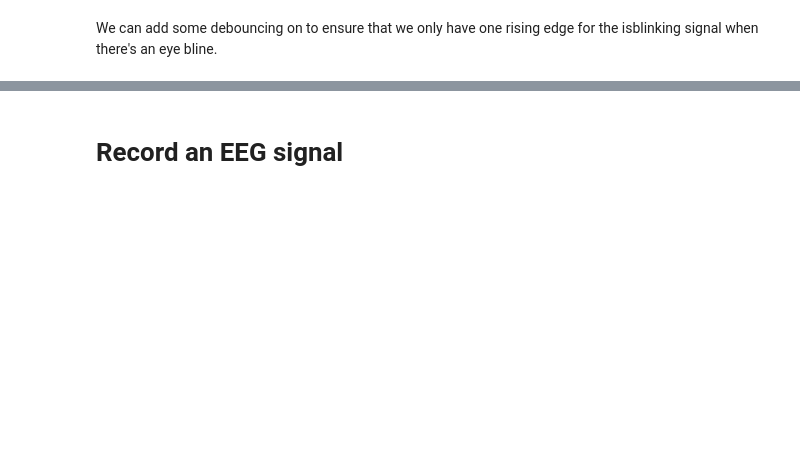
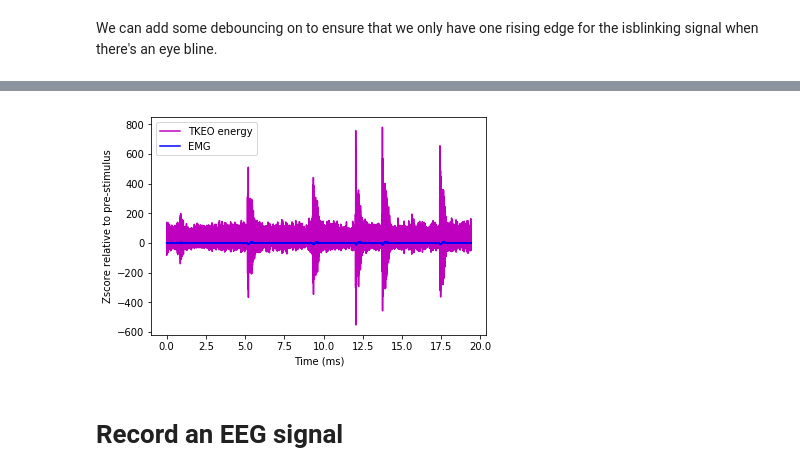
Before and after one commit to PolyCortex/onboarding-challenge, a Jupyter notebook: onboarding-challenge.ipynb, the cells around one changed output, grey strips where cells are left out. Drawn from its saved outputs; the diff is of its cells as text; code cells hidden in the pictures; blank space fills up the shorter version.

```diff
--- a/onboarding-challenge.ipynb
+++ b/onboarding-challenge.ipynb
@@ -101,6 +103,7 @@ We can add some debouncing on to ensure that we only have one rising edge for th
 # %%
 DEBOUNCING = 0.1
 PERIOD = 1/256
+FREQUENCY = 1/PERIOD
 
 rising_edges = []
 falling_edges = []
@@ -145,3 +171,22 @@ Since the previous used threshold are some sort of arbitrary, we want to use a l
+# %%
+a = 4*FREQUENCY
+
+tp10_mean_signal = np.mean(eeg_data["TP10"][0:int(4*FREQUENCY)])
+tp10_standard_deviation = np.std(eeg_data["TP10"][0:int(4*FREQUENCY)])
+
+tp10_eeg_data_zscore = (eeg_data["TP10"] - tp10_mean_signal) / tp10_standard_deviation
+tp10_tkeo_eeg_zscore = (tkeo_eeg_data - tp10_mean_signal) / tp10_standard_deviation
+
+# plot zscored
+plt.plot(eeg_data["timestamps"],tp10_tkeo_eeg_zscore,'m',label='TKEO energy')
+plt.plot(eeg_data["timestamps"],tp10_eeg_data_zscore,'b',label='EMG')
+
+plt.xlabel('Time (ms)')
+plt.ylabel('Zscore relative to pre-stimulus')
+plt.legend()
+plt.show()
+# %% [output]
+[figure, added]
 # %% [markdown]
 # Record an EEG signal
 # %%
```
Also changed, not shown: parts of 11 cells of this notebook.
